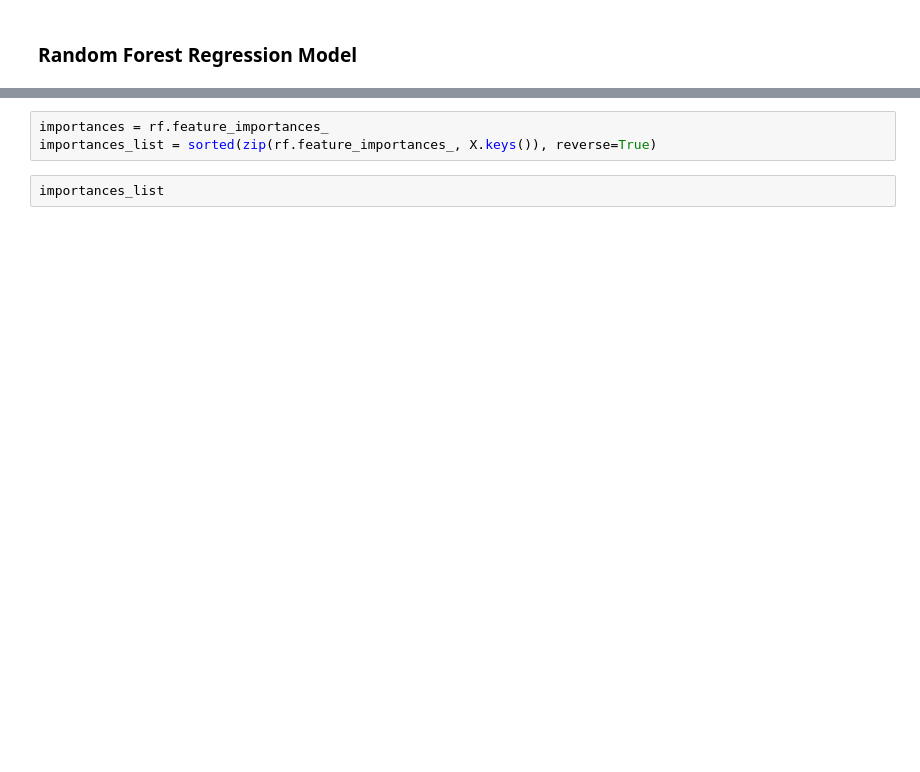
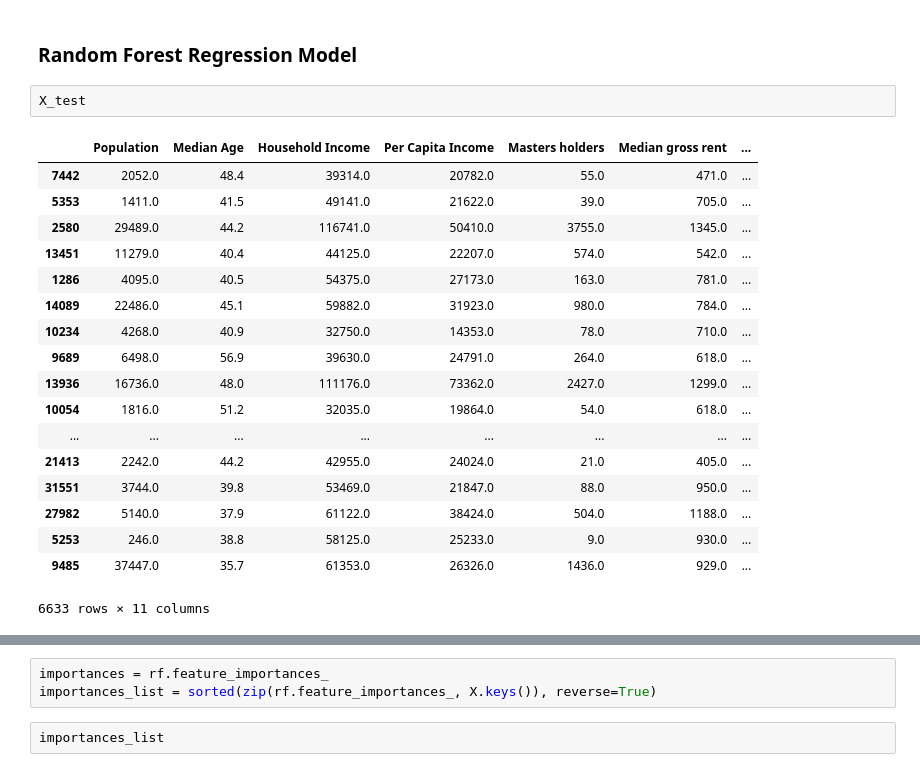
Before and after one commit to clafrance/project_suite_machine_learning, a Jupyter notebook: cl_files/cl_model_new.ipynb, the cells around one changed output, grey strips where cells are left out. Cells and saved outputs as stored; diff of their text form; blank space fills up the shorter version.

```diff
--- a/cl_files/cl_model_new.ipynb
+++ b/cl_files/cl_model_new.ipynb
@@ -435,5 +460,26 @@ print(f"MSE: {MSE}, R2: {r2}")
 # %% [markdown]
 ### Random Forest Regression Model
+# %%
+X_test
+# %% [output]
+|  | Population | Median Age | Household Income | Per Capita Income | Masters holders | Median gross rent | ... |
+| 7442 | 2052.0 | 48.4 | 39314.0 | 20782.0 | 55.0 | 471.0 | ... |
+| 5353 | 1411.0 | 41.5 | 49141.0 | 21622.0 | 39.0 | 705.0 | ... |
+| 2580 | 29489.0 | 44.2 | 116741.0 | 50410.0 | 3755.0 | 1345.0 | ... |
+| 13451 | 11279.0 | 40.4 | 44125.0 | 22207.0 | 574.0 | 542.0 | ... |
+| 1286 | 4095.0 | 40.5 | 54375.0 | 27173.0 | 163.0 | 781.0 | ... |
+| 14089 | 22486.0 | 45.1 | 59882.0 | 31923.0 | 980.0 | 784.0 | ... |
+| 10234 | 4268.0 | 40.9 | 32750.0 | 14353.0 | 78.0 | 710.0 | ... |
+| 9689 | 6498.0 | 56.9 | 39630.0 | 24791.0 | 264.0 | 618.0 | ... |
+| 13936 | 16736.0 | 48.0 | 111176.0 | 73362.0 | 2427.0 | 1299.0 | ... |
+| 10054 | 1816.0 | 51.2 | 32035.0 | 19864.0 | 54.0 | 618.0 | ... |
+| ... | ... | ... | ... | ... | ... | ... | ... |
+| 21413 | 2242.0 | 44.2 | 42955.0 | 24024.0 | 21.0 | 405.0 | ... |
+| 31551 | 3744.0 | 39.8 | 53469.0 | 21847.0 | 88.0 | 950.0 | ... |
+| 27982 | 5140.0 | 37.9 | 61122.0 | 38424.0 | 504.0 | 1188.0 | ... |
+| 5253 | 246.0 | 38.8 | 58125.0 | 25233.0 | 9.0 | 930.0 | ... |
+| 9485 | 37447.0 | 35.7 | 61353.0 | 26326.0 | 1436.0 | 929.0 | ... |
+6633 rows × 11 columns
 # %%
 # Train a random forest regression model
 from sklearn.ensemble import RandomForestRegressor
```
Also changed, not shown: parts of 19 cells of this notebook, 1 other file.
